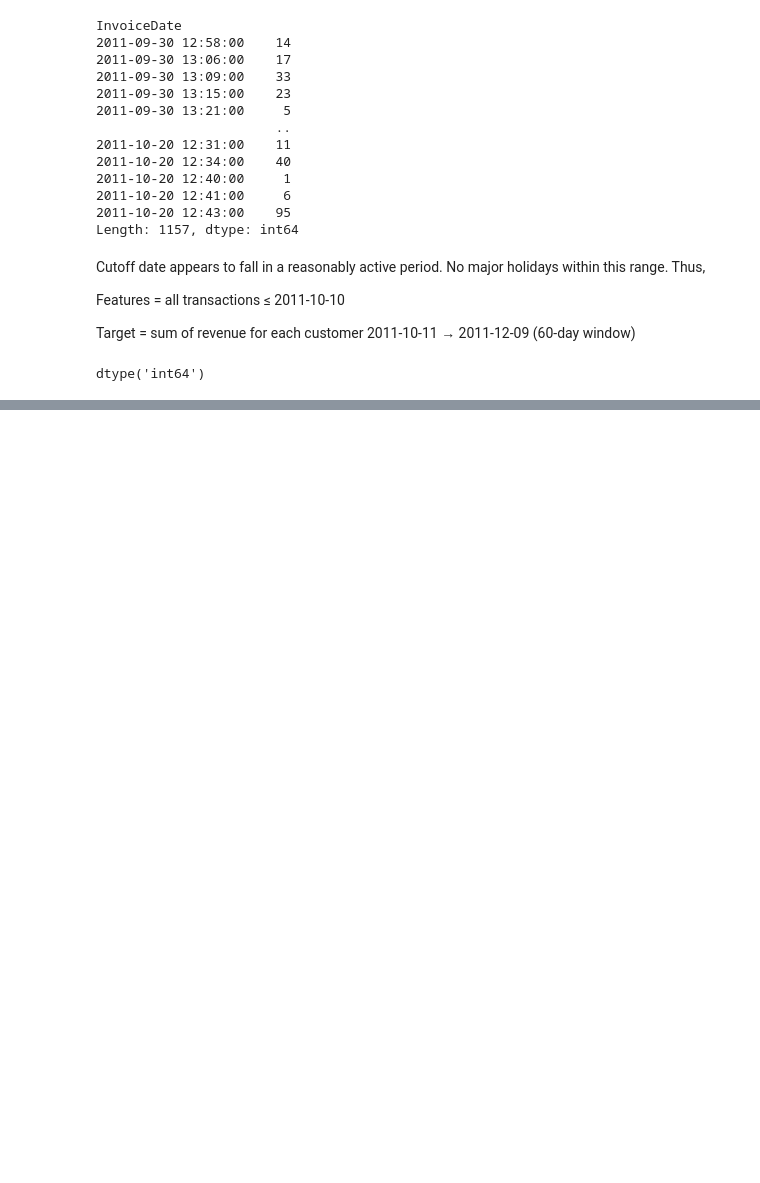
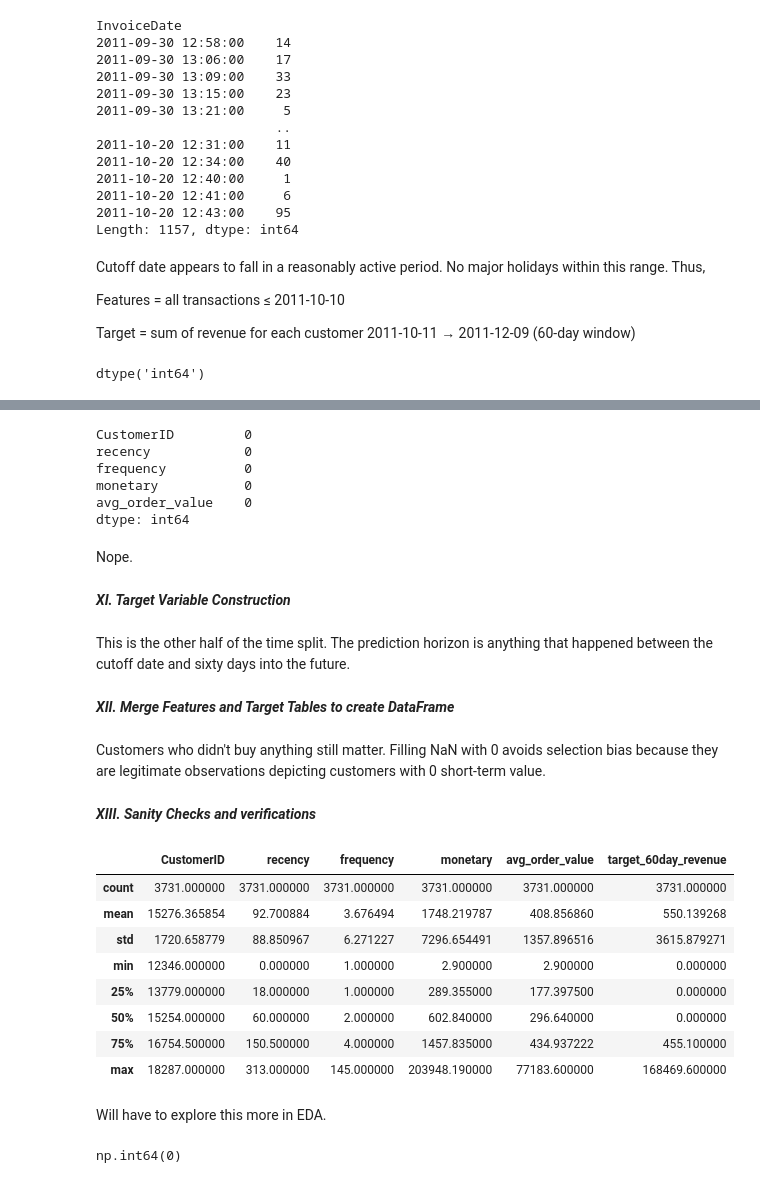
Before and after one commit to Link58155/Capstone3, a Jupyter notebook: notebooks/02_DataWrangling_v1.ipynb, the cells around one changed output, grey strips where cells are left out. Cells and saved outputs as stored; diff of their text form; code cells hidden in the pictures; blank space fills up the shorter version.

```diff
--- a/notebooks/02_DataWrangling_v1.ipynb
+++ b/notebooks/02_DataWrangling_v1.ipynb
@@ -378,0 +448,3 @@ data_raw.to_csv("cleaned_transactions.csv", index=False)
+# %%
+### Create table
+features = pd.concat([recency, frequency, monetary, aov],axis=1).reset_index()
@@ -378,0 +462,54 @@ data_raw.to_csv("cleaned_transactions.csv", index=False)
+# %%
+### Any NaN values and how many?
+
+features.isna().sum()
+# %% [output]
+CustomerID         0
+recency            0
+frequency          0
+monetary           0
+avg_order_value    0
+dtype: int64
+# %% [markdown]
+Nope.
+# %% [markdown]
+***XI. Target Variable Construction***
+# %% [markdown]
+This is the other half of the time split. The prediction horizon is anything that happened between the cutoff date and sixty days into the future.
+# %%
+### Aggregate total Customer Revenue within the 60 day window.
+
+target = (target_txn.groupby('CustomerID')['Revenue'].sum().rename('target_60day_revenue').reset_index())
+# %% [markdown]
+***XII. Merge Features and Target Tables to create DataFrame***
+# %%
+df = features.merge(target,on='CustomerID',how='left')
+# %%
+### Assign 0 to to NaN purchases
+
+df['target_60day_revenue'] = df['target_60day_revenue'].fillna(0)
+# %% [markdown]
+Customers who didn't buy anything still matter.  Filling NaN with 0 avoids selection bias because they are legitimate observations depicting customers with 0 short-term value.
+# %% [markdown]
+***XIII. Sanity Checks and verifications***
+# %%
+### Statistical overview of my DataFrame
+df.describe()
+# %% [output]
+|  | CustomerID | recency | frequency | monetary | avg_order_value | target_60day_revenue |
+| count | 3731.000000 | 3731.000000 | 3731.000000 | 3731.000000 | 3731.000000 | 3731.000000 |
+| mean | 15276.365854 | 92.700884 | 3.676494 | 1748.219787 | 408.856860 | 550.139268 |
+| std | 1720.658779 | 88.850967 | 6.271227 | 7296.654491 | 1357.896516 | 3615.879271 |
+| min | 12346.000000 | 0.000000 | 1.000000 | 2.900000 | 2.900000 | 0.000000 |
+| 25% | 13779.000000 | 18.000000 | 1.000000 | 289.355000 | 177.397500 | 0.000000 |
+| 50% | 15254.000000 | 60.000000 | 2.000000 | 602.840000 | 296.640000 | 0.000000 |
+| 75% | 16754.500000 | 150.500000 | 4.000000 | 1457.835000 | 434.937222 | 455.100000 |
+| max | 18287.000000 | 313.000000 | 145.000000 | 203948.190000 | 77183.600000 | 168469.600000 |
+# %% [markdown]
+Will have to explore this more in EDA.
+# %%
+### Confirming recency and tagret variable is not negative numbers
+(df['recency'] < 0).sum()
+(df['target_60day_revenue'] < 0).sum()
+# %% [output]
+np.int64(0)
```
Also changed, not shown: parts of 24 cells of this notebook.
